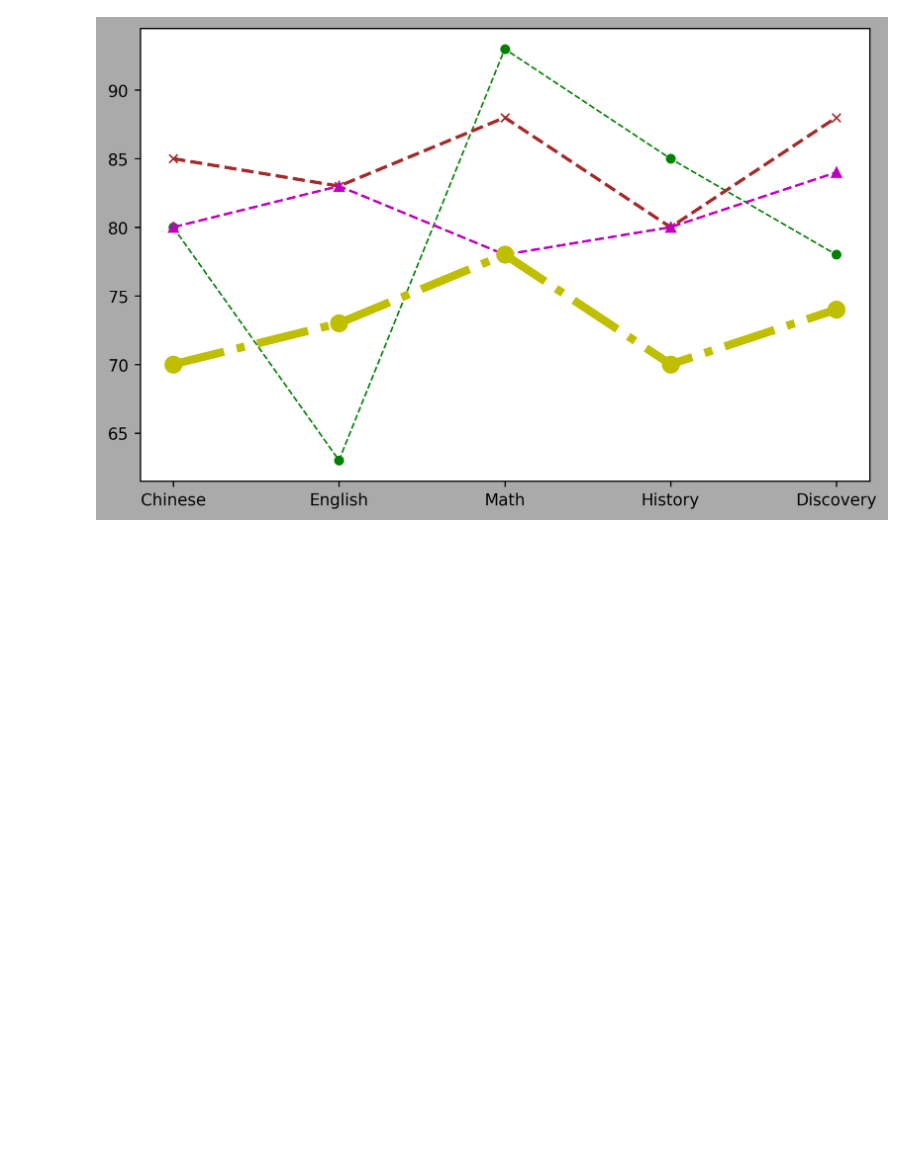
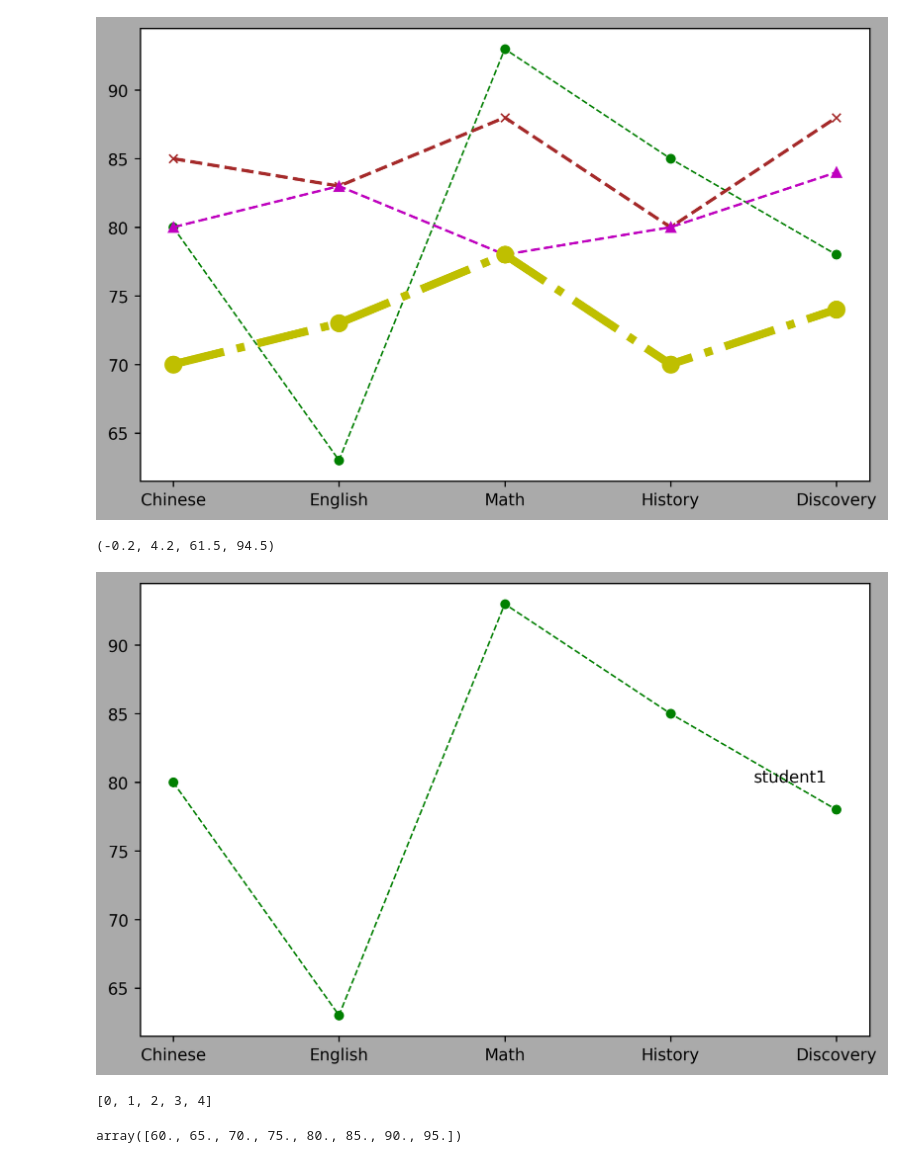
Before and after one commit to viviennemi/python--2, a Jupyter notebook: lesson07290.ipynb, the cells around one changed output. Cells and saved outputs as stored; diff of their text form; code cells hidden in the pictures; blank space fills up the shorter version.

```diff
--- a/lesson07290.ipynb
+++ b/lesson07290.ipynb
@@ -65,3 +65,20 @@ ax.plot(subjects, value4,'y-.o',linewidth=5,markersize=10)
 plt.show()
 # %% [output]
 [figure]
+# %%
+student1 = {'Chinese':80, 'English': 63, 'Math':93, 'History':85, 'Discovery':78}
+subjects = list(student1.keys())
+value1 = list(student1.values())
+figure = plt.figure(figsize=(8.0,5.0),dpi=250.0,facecolor="#aaaaaa")
+ax = figure.add_subplot()
+ax.plot(subjects, value1,'go--', linewidth=1, markersize=5)
+print(ax.axis())
+ax.annotate("student1",(3.5,80))
+plt.show()
+print(ax.get_xticks())
+ax.get_yticks()
+# %% [output]
+(-0.2, 4.2, 61.5, 94.5)
+[figure, added]
+[0, 1, 2, 3, 4]
+array([60., 65., 70., 75., 80., 85., 90., 95.])
```
